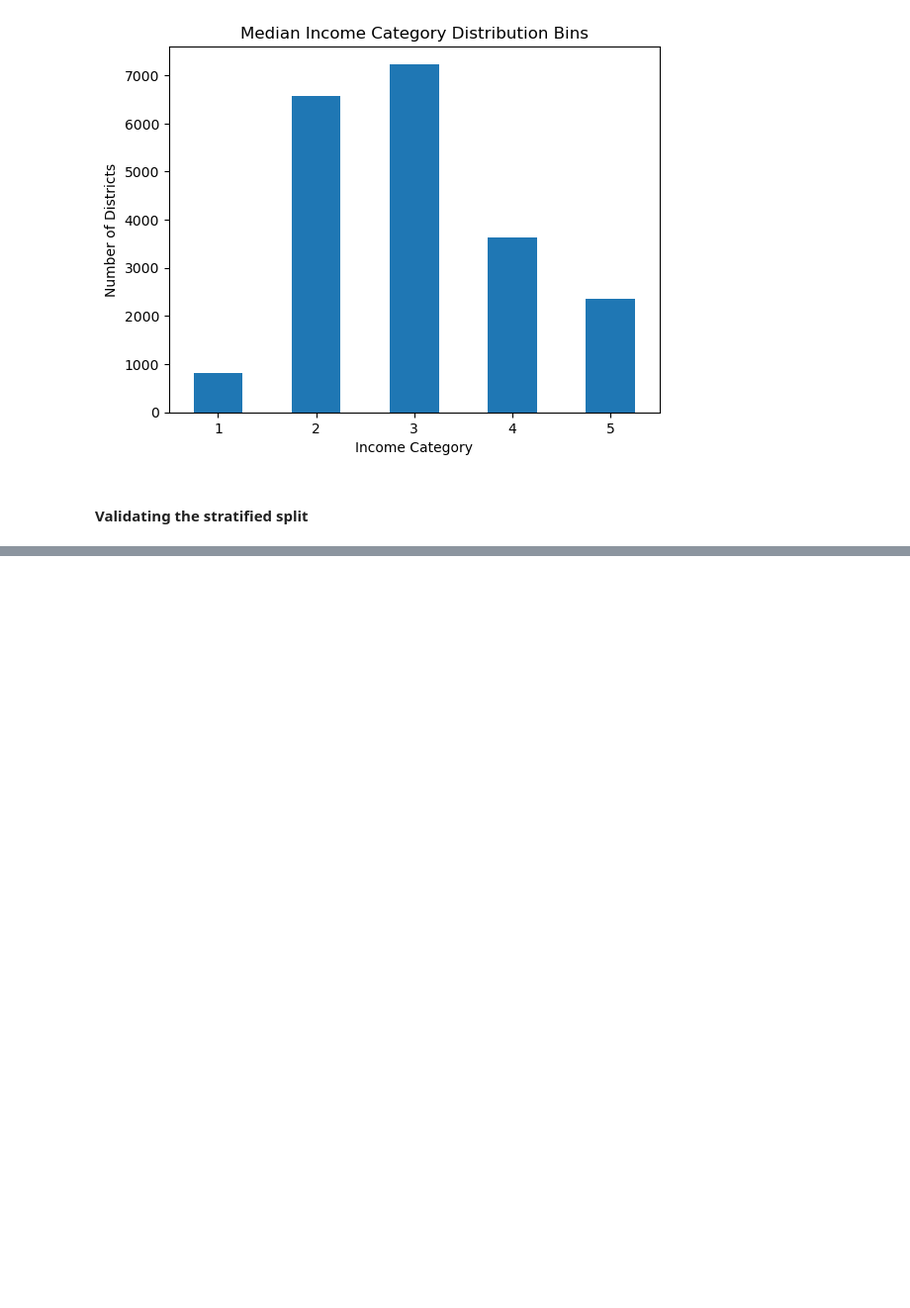
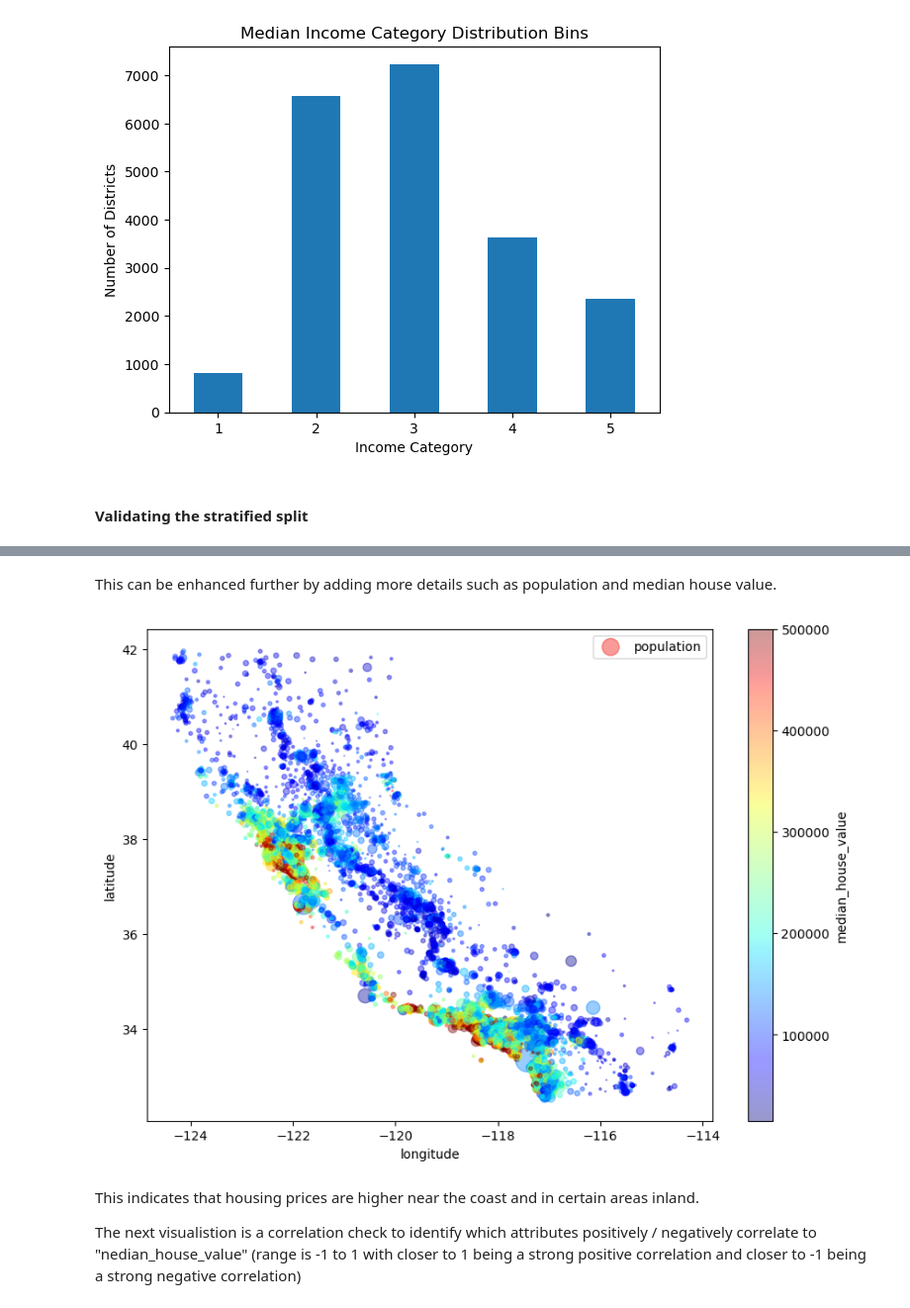
Before and after one commit to PatThompson1306/homl_california_housing, a Jupyter notebook: california_housing.ipynb, the cells around one changed output, grey strips where cells are left out. Shown at 99% size. Drawn from its saved outputs; the diff is of its cells as text; code cells hidden in the pictures; blank space fills up the shorter version.

```diff
--- a/california_housing.ipynb
+++ b/california_housing.ipynb
@@ -149,0 +160,15 @@ for set_ in (strat_train_set, strat_test_set): # remove the income_cat attribute
+# %% [markdown]
+This can be enhanced further by adding more details such as population and median house value.
+# %%
+housing.plot(kind="scatter", x="longitude", y="latitude",
+            s = housing["population"] / 100, label = "population", # set point size based on population
+            c = "median_house_value", cmap=plt.get_cmap("jet"), colorbar=True, alpha=0.4, # set point color based on median house value
+            legend=True, # display legend
+            figsize=(10,7)) # set figure size
+plt.show()
+# %% [output]
+[figure, added]
+# %% [markdown]
+This indicates that housing prices are higher near the coast and in certain areas inland.
+
+The next visualistion is a correlation check to identify which attributes positively / negatively correlate to "nedian_house_value" (range is -1 to 1 with closer to 1 being a strong positive correlation and closer to -1 being a strong negative correlation)
```
Also changed, not shown: parts of 6 cells of this notebook.
